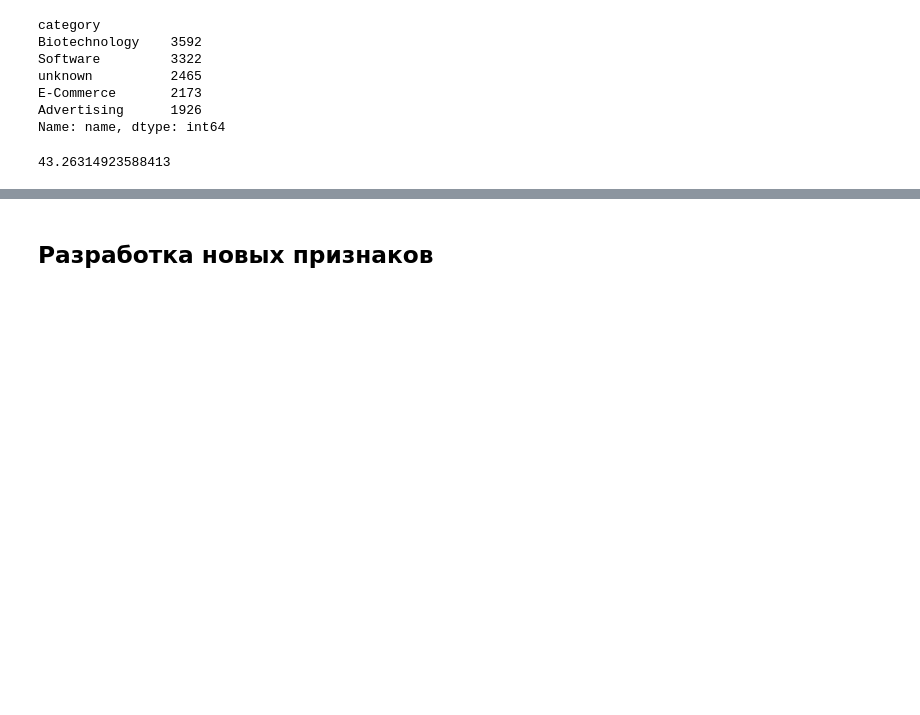
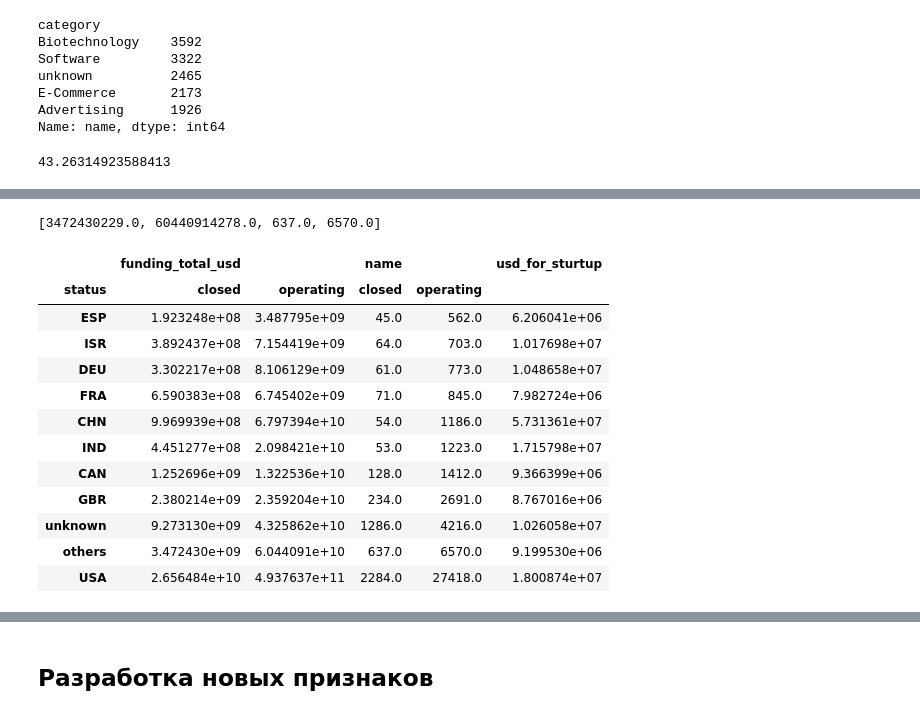
Before and after one commit to Ilya-Kokorin/good_startup, a Jupyter notebook: good_startup.ipynb, the cells around one changed output, grey strips where cells are left out. Drawn from its saved outputs; the diff is of its cells as text; code cells hidden in the pictures; blank space fills up the shorter version.

```diff
--- a/good_startup.ipynb
+++ b/good_startup.ipynb
@@ -662,0 +710,5 @@ temp.tail(10)['operating'].sum()*100/temp['operating'].sum()
+# %%
+others = last_125.iloc[-1]
+list(others)
+# %% [output]
+[3472430229.0, 60440914278.0, 637.0, 6570.0]
@@ -662,0 +721,16 @@ temp.tail(10)['operating'].sum()*100/temp['operating'].sum()
+# %%
+first_10
+# %% [output]
+|  | funding_total_usd |  | name |  | usd_for_sturtup |
+| status | closed | operating | closed | operating |  |
+| ESP | 1.923248e+08 | 3.487795e+09 | 45.0 | 562.0 | 6.206041e+06 |
+| ISR | 3.892437e+08 | 7.154419e+09 | 64.0 | 703.0 | 1.017698e+07 |
+| DEU | 3.302217e+08 | 8.106129e+09 | 61.0 | 773.0 | 1.048658e+07 |
+| FRA | 6.590383e+08 | 6.745402e+09 | 71.0 | 845.0 | 7.982724e+06 |
+| CHN | 9.969939e+08 | 6.797394e+10 | 54.0 | 1186.0 | 5.731361e+07 |
+| IND | 4.451277e+08 | 2.098421e+10 | 53.0 | 1223.0 | 1.715798e+07 |
+| CAN | 1.252696e+09 | 1.322536e+10 | 128.0 | 1412.0 | 9.366399e+06 |
+| GBR | 2.380214e+09 | 2.359204e+10 | 234.0 | 2691.0 | 8.767016e+06 |
+| unknown | 9.273130e+09 | 4.325862e+10 | 1286.0 | 4216.0 | 1.026058e+07 |
+| others | 3.472430e+09 | 6.044091e+10 | 637.0 | 6570.0 | 9.199530e+06 |
+| USA | 2.656484e+10 | 4.937637e+11 | 2284.0 | 27418.0 | 1.800874e+07 |
```
Also changed, not shown: parts of 10 cells of this notebook.
